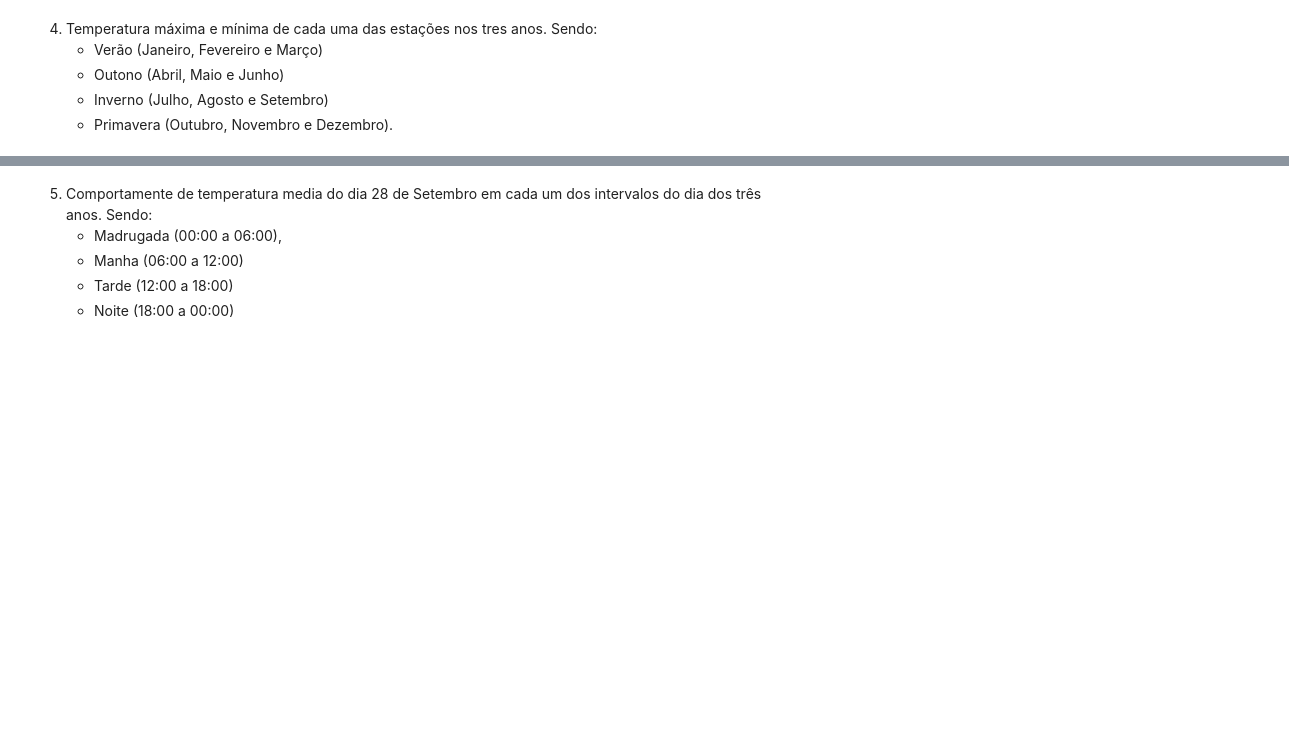
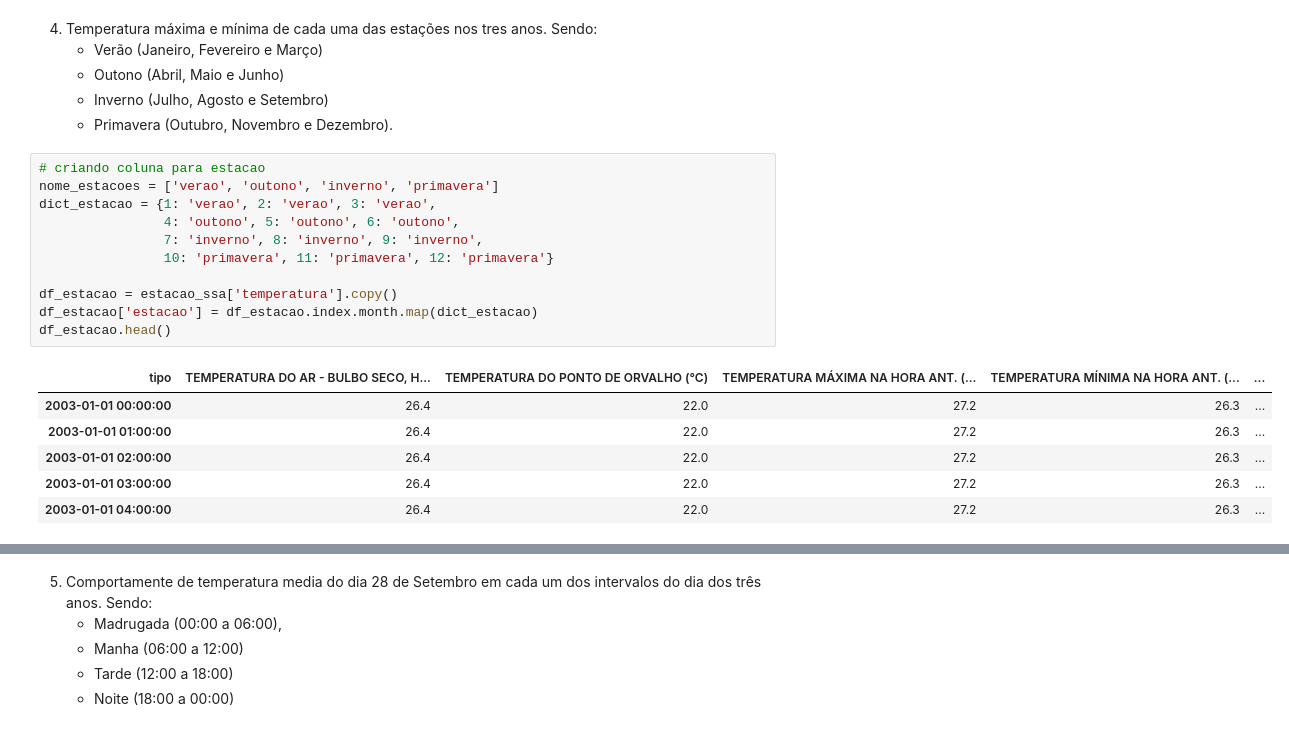
Before and after one commit to everaldina/Trilha_Python, a Jupyter notebook: PI-009.ipynb, the cells around one changed output, grey strips where cells are left out. Cells and saved outputs as stored; diff of their text form; blank space fills up the shorter version.

```diff
--- a/PI-009.ipynb
+++ b/PI-009.ipynb
@@ -180,3 +180,21 @@ plt.show()
    - Outono (Abril, Maio e Junho)
    - Inverno (Julho, Agosto e Setembro)
    - Primavera (Outubro, Novembro e Dezembro).
+# %%
+# criando coluna para estacao
+nome_estacoes = ['verao', 'outono', 'inverno', 'primavera']
+dict_estacao = {1: 'verao', 2: 'verao', 3: 'verao',
+                4: 'outono', 5: 'outono', 6: 'outono',
+                7: 'inverno', 8: 'inverno', 9: 'inverno',
+                10: 'primavera', 11: 'primavera', 12: 'primavera'}
+
+df_estacao = estacao_ssa['temperatura'].copy()
+df_estacao['estacao'] = df_estacao.index.month.map(dict_estacao)
+df_estacao.head()
+# %% [output]
+| tipo | TEMPERATURA DO AR - BULBO SECO, H... | TEMPERATURA DO PONTO DE ORVALHO (°C) | TEMPERATURA MÁXIMA NA HORA ANT. (... | TEMPERATURA MÍNIMA NA HORA ANT. (... | ... |
+| 2003-01-01 00:00:00 | 26.4 | 22.0 | 27.2 | 26.3 | ... |
+| 2003-01-01 01:00:00 | 26.4 | 22.0 | 27.2 | 26.3 | ... |
+| 2003-01-01 02:00:00 | 26.4 | 22.0 | 27.2 | 26.3 | ... |
+| 2003-01-01 03:00:00 | 26.4 | 22.0 | 27.2 | 26.3 | ... |
+| 2003-01-01 04:00:00 | 26.4 | 22.0 | 27.2 | 26.3 | ... |
```
Also changed, not shown: parts of 3 cells of this notebook.
